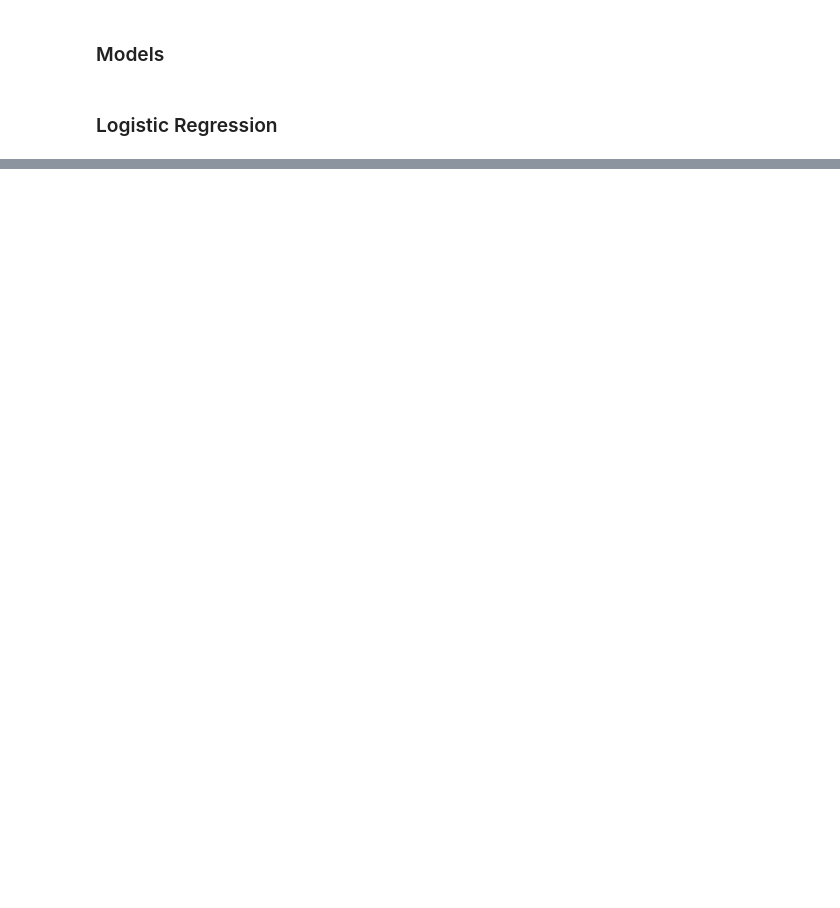
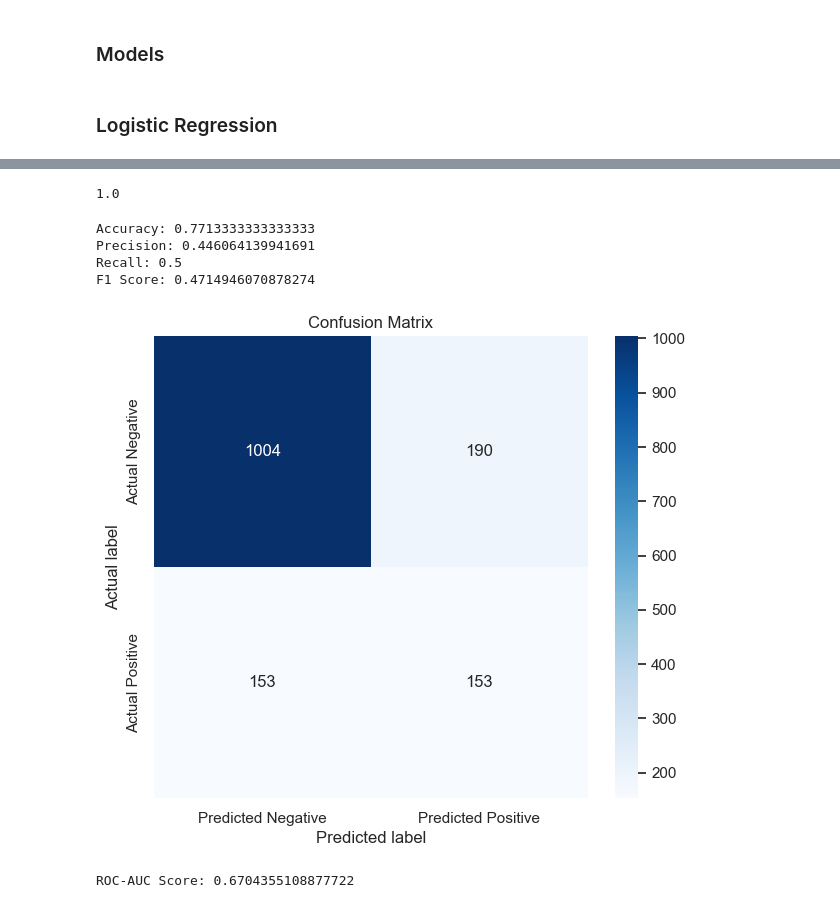
Before and after one commit to TSantosFigueira/CODSOFT, a Jupyter notebook: Customer_churn_prediction/churn_prediction.ipynb, the cells around one changed output, grey strips where cells are left out. Drawn from its saved outputs; the diff is of its cells as text; code cells hidden in the pictures; blank space fills up the shorter version.

```diff
--- a/Customer_churn_prediction/churn_prediction.ipynb
+++ b/Customer_churn_prediction/churn_prediction.ipynb
@@ -350,0 +382,50 @@ ROC-AUC Score: 1.0
+# %%
+tree_model = DecisionTreeClassifier()
+# %%
+tree_model.fit(X_train, y_train)
+tree_model.score(X_train, y_train)
+# %% [output]
+1.0
+# %%
+# Predictions
+y_pred = tree_model.predict(X_test)
+
+# Accuracy
+accuracy = accuracy_score(y_test, y_pred)
+print(f'Accuracy: {accuracy}')
+
+# Precision
+precision = precision_score(y_test, y_pred)
+print(f'Precision: {precision}')
+
+# Recall
+recall = recall_score(y_test, y_pred)
+print(f'Recall: {recall}')
+
+# F1 Score
+f1 = f1_score(y_test, y_pred)
+print(f'F1 Score: {f1}')
+# %% [output]
+Accuracy: 0.7713333333333333
+Precision: 0.446064139941691
+Recall: 0.5
+F1 Score: 0.4714946070878274
+# %%
+# Generate the confusion matrix
+cm = confusion_matrix(y_test, y_pred)
+
+# Plotting the confusion matrix
+plt.figure(figsize=(7, 6))
+sns.heatmap(cm, annot=True, fmt='d', cmap='Blues', xticklabels=['Predicted Negative', 'Predicted Positive'], yticklabels=['Actual Negative', 'Actual Positive'])
+plt.ylabel('Actual label')
+plt.xlabel('Predicted label')
+plt.title('Confusion Matrix')
+plt.show()
+# %% [output]
+[figure, added]
+# %%
+y_prob = tree_model.predict_proba(X_test)[:, 1]
+roc_auc = roc_auc_score(y_test, y_prob)
+print(f'ROC-AUC Score: {roc_auc}')
+# %% [output]
+ROC-AUC Score: 0.6704355108877722
```
Also changed, not shown: parts of 44 cells of this notebook.
